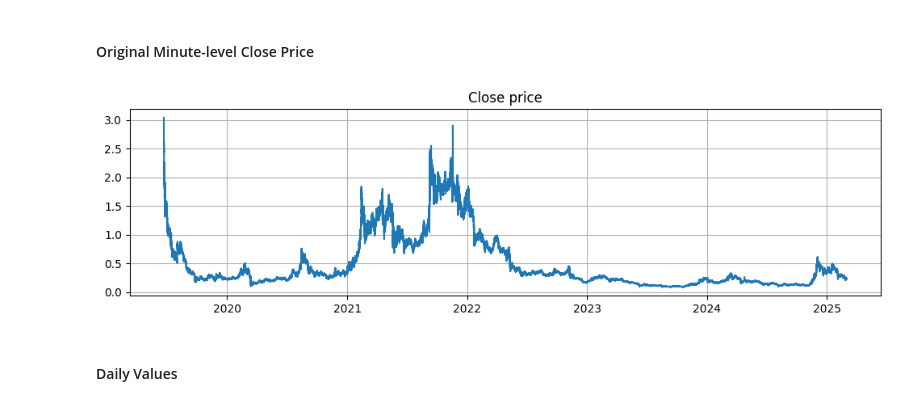
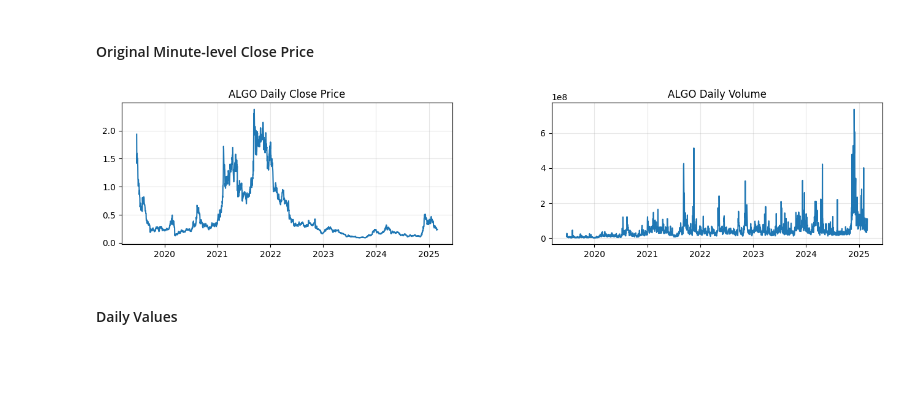
Before and after one commit to kiwi-lemongrass/DSE4101_Individual-Project, a Jupyter notebook: src/pre.ipynb, the cells around one changed output. Cells and saved outputs as stored; diff of their text form; code cells hidden in the pictures; blank space fills up the shorter version.

```diff
--- a/src/pre.ipynb
+++ b/src/pre.ipynb
@@ -110,7 +104,7 @@ where $p_{t,n}$ is the asset close at the nth minute in time $t$.
 Exception: $r_{1, 1}$ is not defined.
 # %%
 # construct log return
-df_complete['log_return'] = np.log(df_complete['close']).diff()
+df_complete['return'] = np.log(df_complete['close']).diff()
 df_complete = df_complete.dropna()
 # %%
 # plot log return
@@ -135,14 +129,15 @@ $$ RV_t = \sum_{n=1}^{1440} {r_{t, n}^2} $$
 $$ lnRV_t = log(\sum_{n=1}^{1440} {r_{t, n}^2}) $$
 # %%
 # resample to construct a new dataframe for daily OHLC records
-df_daily = df_complete.resample('1D').agg({'open': 'first', 'high': 'max', 'low': 'min', 'close': 'last'})
+df_daily = df_complete.resample('1D').agg({'open': 'first', 'high': 'max', 'low': 'min',
+                                           'close': 'last', 'volume': 'sum'})
 
 # construct daily (log) return
 df_daily['return'] = np.log(df_daily['close']).diff()
 df_daily.dropna(inplace=True)
 
 # construct daily realised volatility
-df_daily['RV'] = df_complete['log_return'].resample('1D').apply(lambda x: np.sum(x**2))
+df_daily['RV'] = df_complete['return'].resample('1D').apply(lambda x: np.sum(x**2))
 
 # log transform daily realised volatility
 df_daily['lnRV'] = np.log(df_daily['RV'])
@@ -150,10 +145,18 @@ df_daily['lnRV'] = np.log(df_daily['RV'])
 ### Plots
 # %% [markdown]
 #### Original Minute-level Close Price
-# %%
-# Plot close price
-gen_plot(df_complete['close'], "Close price")
-# %% [output]
-[figure, removed]
+# %%
+# Plot daily close price and volume
+fig, ax = plt.subplots(1, 2, figsize=(16, 3))
+plt.subplots_adjust(wspace=0.3)
+ax[0].plot(df_daily['close'])
+ax[0].set_title('ALGO Daily Close Price')
+ax[0].grid(alpha=0.3)
+ax[1].plot(df_daily['volume'])
+ax[1].set_title('ALGO Daily Volume')
+ax[1].grid(alpha=0.3)
+plt.savefig('../fig/Algorand Daily Price and Volume.png')
+# %% [output]
+[figure, added]
 # %% [markdown]
 #### Daily Values
```
Also changed, not shown: parts of 14 cells of this notebook, 23 other files.
